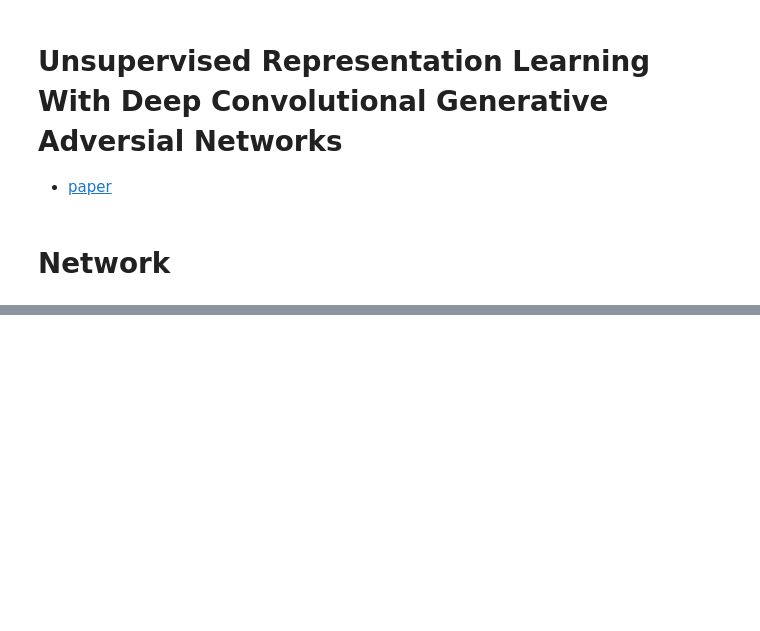
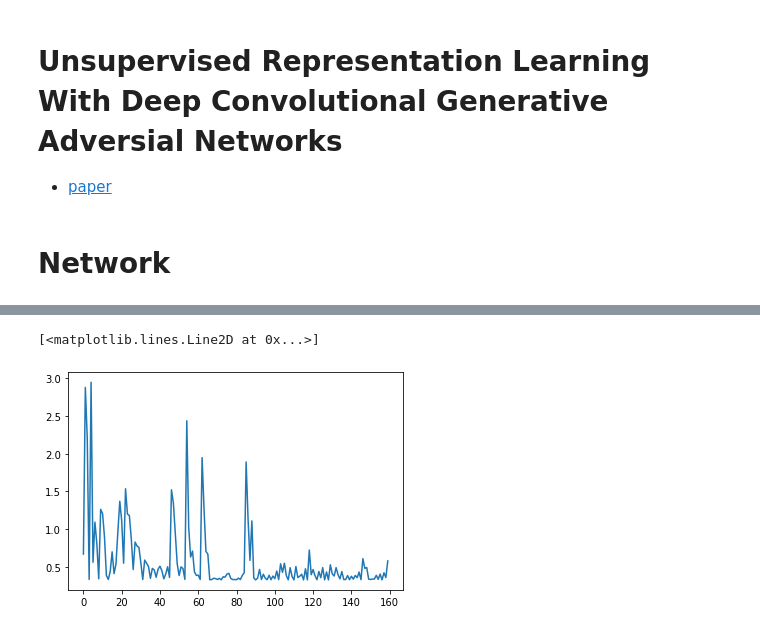
Before and after one commit to bradley-ray/implementing-deep-learn-papers, a Jupyter notebook: deep_convolutional_gan.ipynb, the cells around one changed output, grey strips where cells are left out. Saved outputs shown, nothing was run; the diff lists cells and outputs as text; code cells hidden in the pictures; blank space fills up the shorter version.

```diff
--- a/deep_convolutional_gan.ipynb
+++ b/deep_convolutional_gan.ipynb
@@ -111,0 +253,6 @@ class Discriminator(nn.Module):
+# %%
+import matplotlib.pyplot as plt
+plt.plot(dis_fake_loss)
+# %% [output]
+[<matplotlib.lines.Line2D at 0x...>]
+[figure, added]
```
Also changed, not shown: parts of 15 cells of this notebook.
